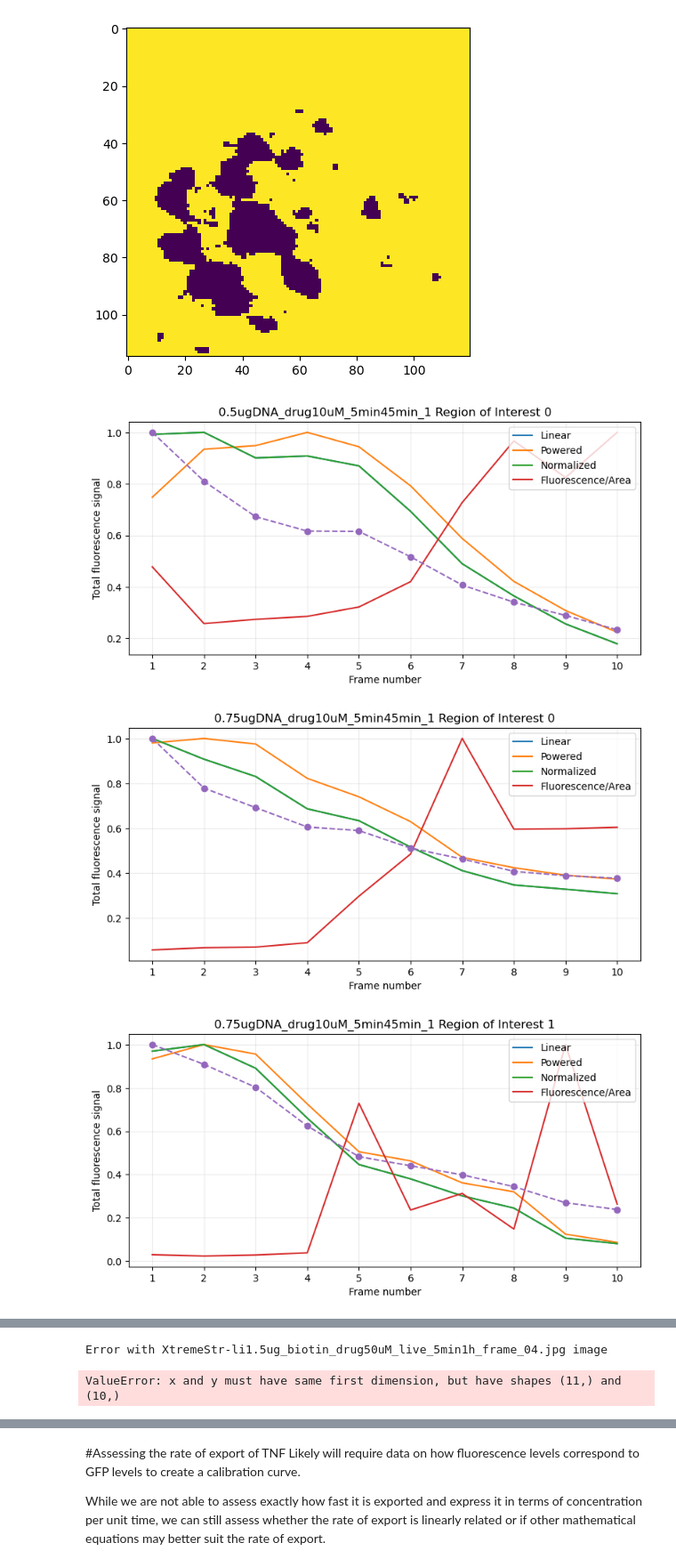
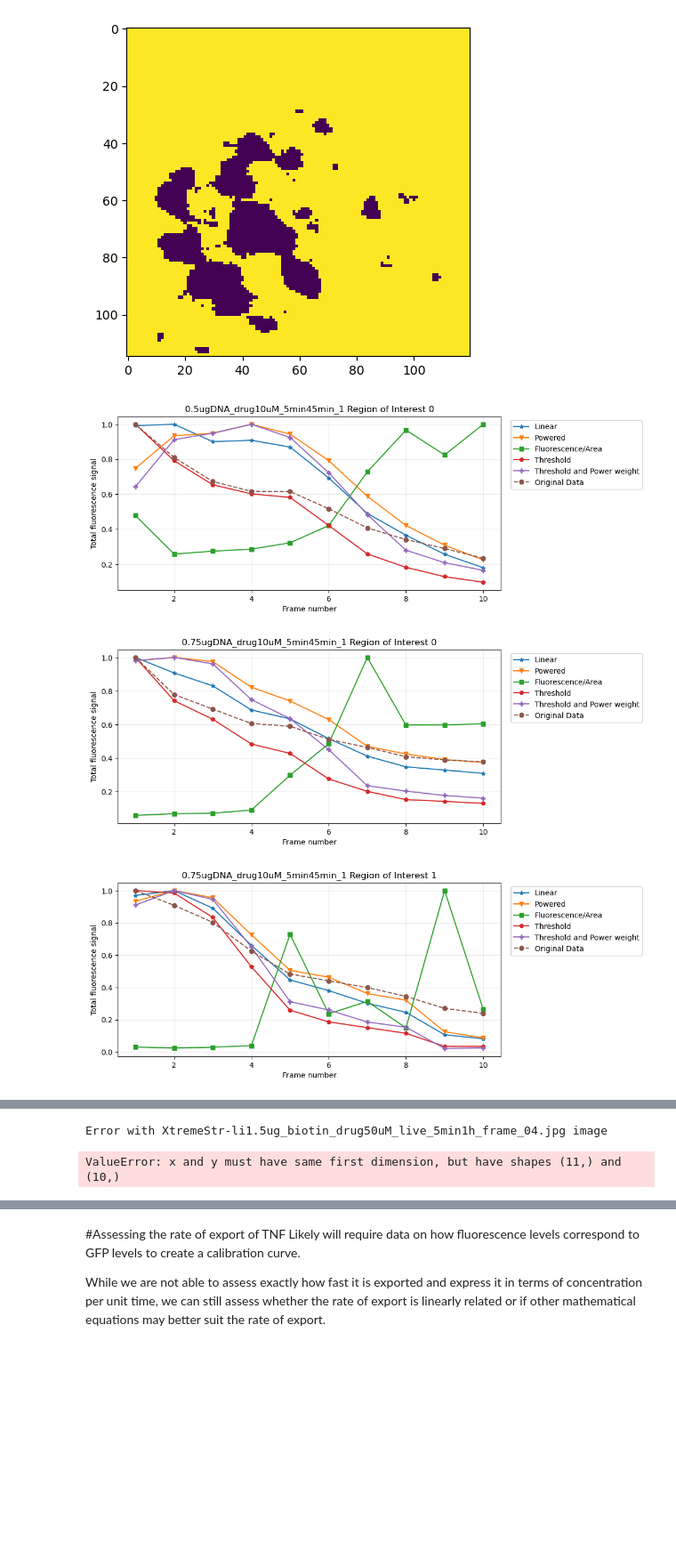
Before and after one commit to SPS-SP2273/learning-portfolio-2024-aug-immunoglobulinaustin, a Jupyter notebook: final_group_project/Final.ipynb, the cells around one changed output, grey strips where cells are left out. Shown at 89% size. Cells and saved outputs as stored; diff of their text form; code cells hidden in the pictures; blank space fills up the shorter version.

Commit message:
Minor changes to img names

```diff
--- a/final_group_project/Final.ipynb
+++ b/final_group_project/Final.ipynb
@@ -241,10 +259,14 @@ def histogrammer(video1, n): #video1 is an array of the max fluorescence values,
     plt.grid(alpha = .25)
     plt.tight_layout()
 # %%
+longest_video = 0
 for key in region_of_interest.keys():
     for i in range(len(region_of_interest[key])):
         video1 = extract_fluorescenceData(key, vf_dict[key], region_of_interest[key][i])
+        if longest_video < len(video1):
+            longest_video = len(video1)
         histogrammer(video1, key)
 plt.title('Graph of all regions of interest', fontsize = 10)
+plt.xticks(np.arange(1,longest_video+1))
 plt.show()
 # %% [output]
@@ -393,34 +455,47 @@ def noise_remove(img):
 # %%
 # This cycles through all video folders and creates the graphs
 for key in region_of_interest:
     for i in range(len(region_of_interest[key])):
         video1 = extract_fluorescenceData(key, vf_dict[key], region_of_interest[key][i])
 
+        #first overlay without any configuration to heat map
         img_overlay, overlay = overlay_threshold(key, vf_dict[key], region_of_interest[key][i])
         img_overlay = img_overlay/max(img_overlay)
 
+        #increasing the heat map by power of 4, not 2. squared is just an old name and im lazy
         overlay1 = power_overlay(overlay)
         img_squared = extract_Data(key, vf_dict[key], region_of_interest[key][i], overlay1)
         img_squared = img_squared/max(img_squared)
 
+        #this is normalising the heat map, but it does the same as the first function
         overlay2 = norm_overlay(overlay)
         img_norm = extract_Data(key, vf_dict[key], region_of_interest[key][i], overlay2)
         img_norm = img_norm/max(img_norm)
 
+        #fluorescence of ratio
         ratio_f = ratio_Data(key, vf_dict[key], region_of_interest[key][i])
         ratio_f = ratio_f/max(ratio_f)
 
+        img_mask = extract_thresholdData(key, vf_dict[key], region_of_interest[key][i], golgi_frame[key])
+        img_mask = img_mask/max(img_mask)
+
+        threshold_weighted = extract_Data(key, vf_dict[key], region_of_interest[key][i], overlay1,
+                                          use_threshold = True, reference = golgi_frame[key])
+        threshold_weighted = threshold_weighted/max(threshold_weighted)
+
         frames = np.arange(1,len(img_overlay)+1)
         plt.figure(figsize = (8,4))
-        plt.plot(frames, img_overlay, label = "Linear")
-        plt.plot(frames, img_squared, label = "Powered")
-        plt.plot(frames, img_norm, label = 'Normalized')
-        plt.plot(frames, ratio_f, label = 'Fluorescence/Area')
-        histogrammer(video1, key)
+        plt.plot(frames, img_overlay, label = "Linear", linestyle = 'solid', marker = '*')
+        plt.plot(frames, img_squared, label = "Powered", linestyle = 'solid', marker = 'v')
+        plt.plot(frames, ratio_f, label = 'Fluorescence/Area', linestyle = 'solid', marker = 's')
+        plt.plot(frames, img_mask, label = 'Threshold', linestyle = 'solid', marker = 'p')
+        plt.plot(frames, threshold_weighted, label = "Threshold and Power weight", linestyle = 'solid', marker = 'P')
+        histogrammer(video1, key, label = True) #reusing previous code
         plt.title(f'{key} Region of Interest {i}')
-        plt.legend(loc = 'upper right')
+        plt.legend(loc = 'upper right', bbox_to_anchor = (1.38,1))
+        plt.savefig(f'{key} Region of Interest {i}', format = "jpg")
         plt.show()
 # %% [output]
-[figure, old version]
+[figure, new version]
-[figure, old version]
+[figure, new version]
-[figure, old version]
+[figure, new version]
```
Also changed, not shown: parts of 9 cells of this notebook.
